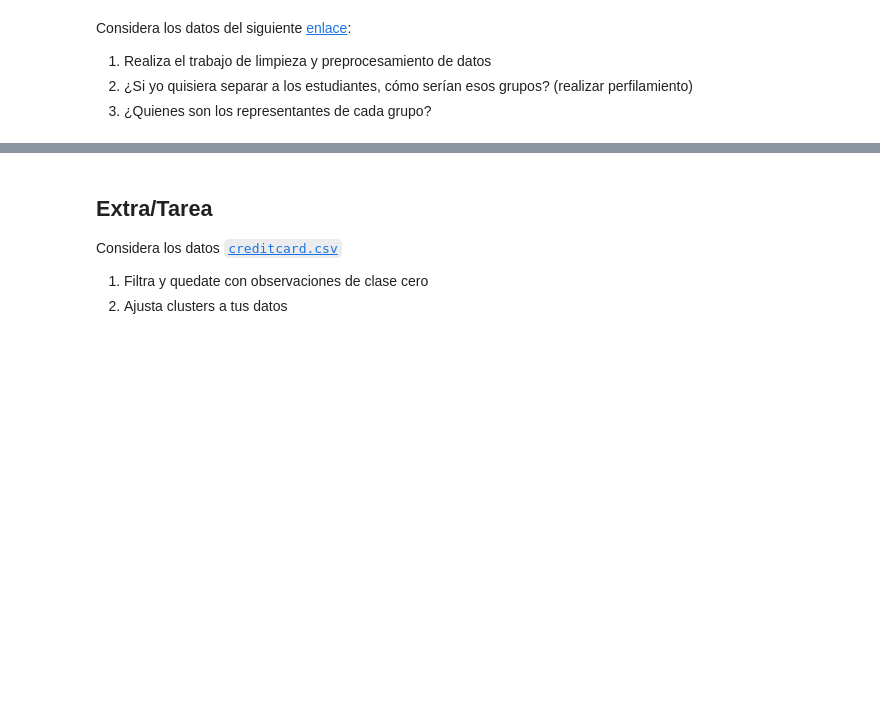
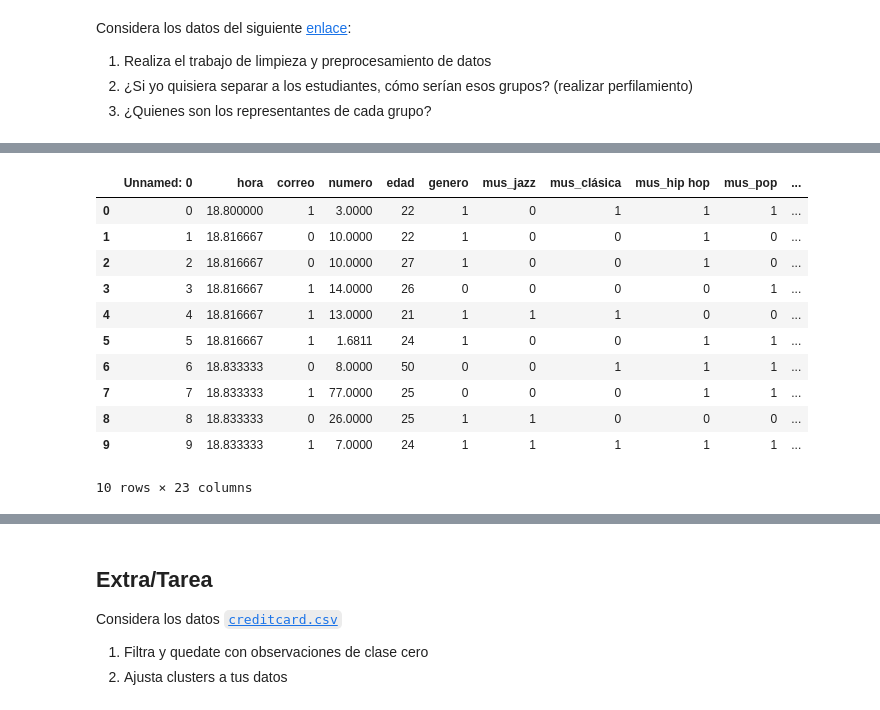
Before and after one commit to DanielEduardoLopez/DEVF-MachineLearning, a Jupyter notebook: Challenge_7_KMeans.ipynb, the cells around one changed output, grey strips where cells are left out. Cells and saved outputs as stored; diff of their text form; code cells hidden in the pictures; blank space fills up the shorter version.

```diff
--- a/Challenge_7_KMeans.ipynb
+++ b/Challenge_7_KMeans.ipynb
@@ -513,0 +656,19 @@ Considera los datos del siguiente [enlace](https://docs.google.com/spreadsheets/
+# %%
+y_pred = clustering_model.predict(X_s)
+# %%
+dff = df.copy()
+dff['Cluster'] = y_pred
+dff.head(10)
+# %% [output]
+|  | Unnamed: 0 | hora | correo | numero | edad | genero | mus_jazz | mus_clásica | mus_hip hop | mus_pop | ... |
+| 0 | 0 | 18.800000 | 1 | 3.0000 | 22 | 1 | 0 | 1 | 1 | 1 | ... |
+| 1 | 1 | 18.816667 | 0 | 10.0000 | 22 | 1 | 0 | 0 | 1 | 0 | ... |
+| 2 | 2 | 18.816667 | 0 | 10.0000 | 27 | 1 | 0 | 0 | 1 | 0 | ... |
+| 3 | 3 | 18.816667 | 1 | 14.0000 | 26 | 0 | 0 | 0 | 0 | 1 | ... |
+| 4 | 4 | 18.816667 | 1 | 13.0000 | 21 | 1 | 1 | 1 | 0 | 0 | ... |
+| 5 | 5 | 18.816667 | 1 | 1.6811 | 24 | 1 | 0 | 0 | 1 | 1 | ... |
+| 6 | 6 | 18.833333 | 0 | 8.0000 | 50 | 0 | 0 | 1 | 1 | 1 | ... |
+| 7 | 7 | 18.833333 | 1 | 77.0000 | 25 | 0 | 0 | 0 | 1 | 1 | ... |
+| 8 | 8 | 18.833333 | 0 | 26.0000 | 25 | 1 | 1 | 0 | 0 | 0 | ... |
+| 9 | 9 | 18.833333 | 1 | 7.0000 | 24 | 1 | 1 | 1 | 1 | 1 | ... |
+10 rows × 23 columns
```
Also changed, not shown: parts of 34 cells of this notebook.
